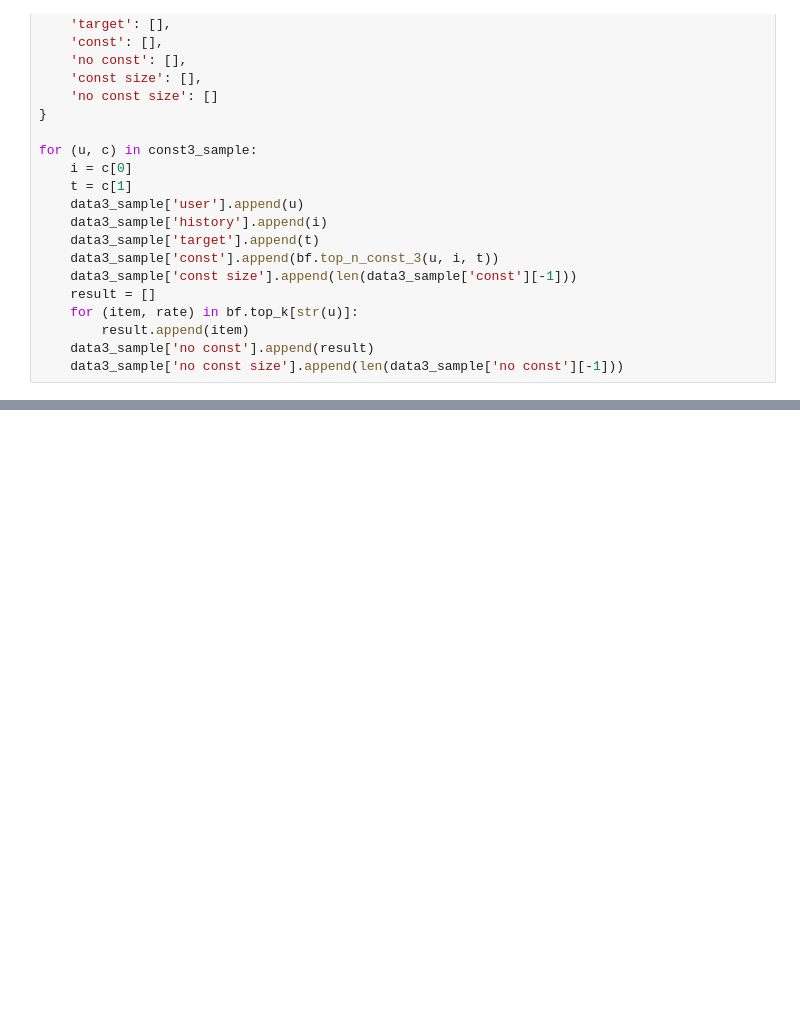
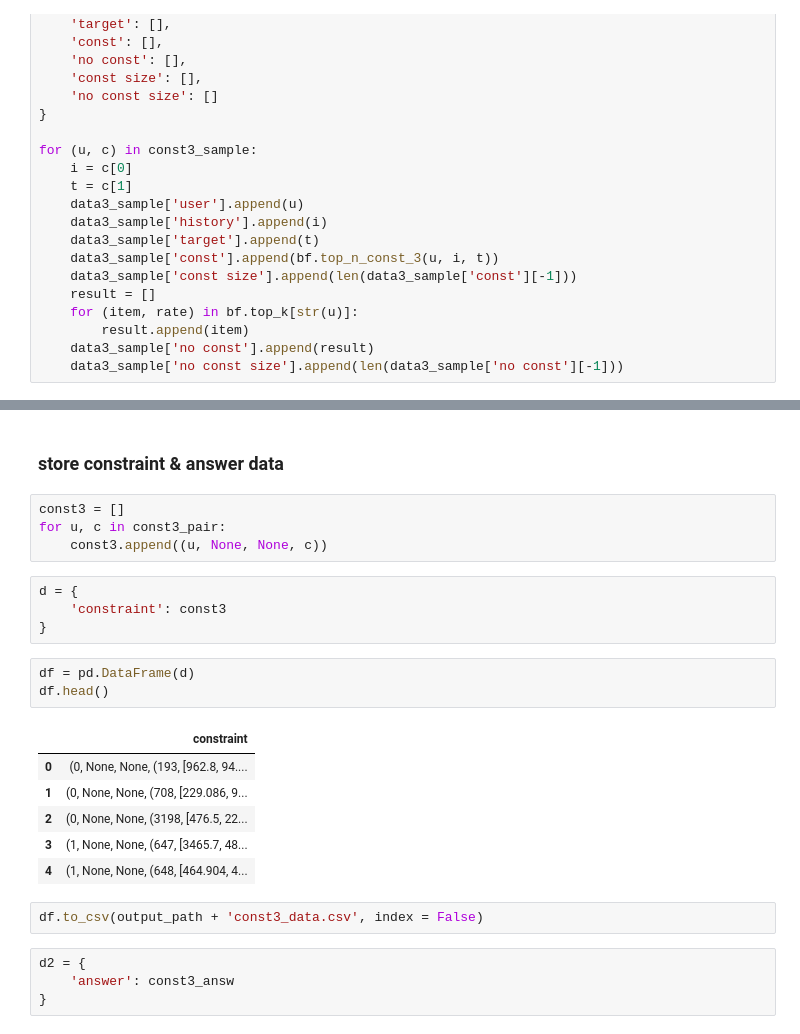
Before and after one commit to rach-rgb/food-recommendation-w-constraints, a Jupyter notebook: notebooks/BF_sample.ipynb, the cells around one changed output, grey strips where cells are left out. Cells and saved outputs as stored; diff of their text form; blank space fills up the shorter version.

Commit message:
add: const_data

```diff
--- a/notebooks/BF_sample.ipynb
+++ b/notebooks/BF_sample.ipynb
@@ -435,0 +436,26 @@ data3_sample
+# %% [markdown]
+### store constraint & answer data
+# %%
+const3 = []
+for u, c in const3_pair:
+    const3.append((u, None, None, c))
+# %%
+d = {
+    'constraint': const3
+}
+# %%
+df = pd.DataFrame(d)
+df.head()
+# %% [output]
+|  | constraint |
+| 0 | (0, None, None, (193, [962.8, 94.... |
+| 1 | (0, None, None, (708, [229.086, 9... |
+| 2 | (0, None, None, (3198, [476.5, 22... |
+| 3 | (1, None, None, (647, [3465.7, 48... |
+| 4 | (1, None, None, (648, [464.904, 4... |
+# %%
+df.to_csv(output_path + 'const3_data.csv', index = False)
+# %%
+d2 = {
+    'answer': const3_answ
+}
```
Also changed, not shown: parts of 9 cells of this notebook, 6 other files.
